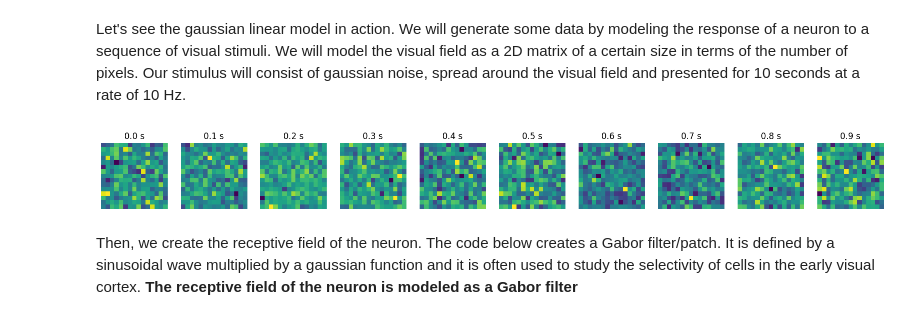
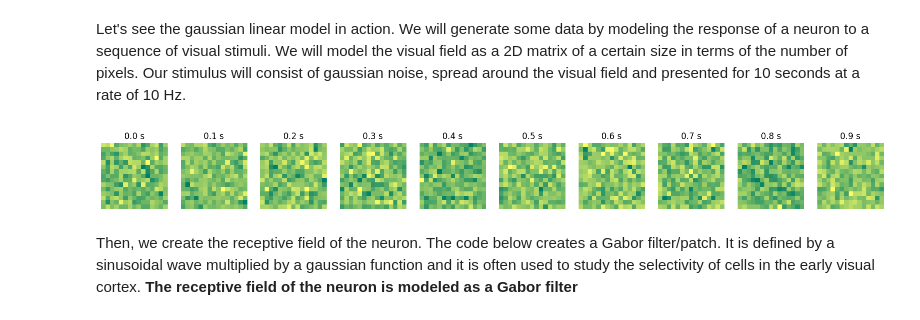
Before and after one commit to DanielaOS/NeuralAnalysis, a Jupyter notebook: Module_2/single-cell-analysis-master/02-GLMs/GLM_lecture.ipynb, the cells around one changed output. Cells and saved outputs as stored; diff of their text form; code cells hidden in the pictures.

```diff
--- a/Module_2/single-cell-analysis-master/02-GLMs/GLM_lecture.ipynb
+++ b/Module_2/single-cell-analysis-master/02-GLMs/GLM_lecture.ipynb
@@ -92,22 +92,22 @@ Let's see the gaussian linear model in action. We will generate some data by mod
 # %%
 duration = 50
 dt = 0.1
 std_dev = 1
 vf_size = (15,15)
-n_bins = round(duration / float(dt))
+n_bins = round(duration / dt)
 
 # Design matrix
 S = std_dev * np.random.randn(n_bins, vf_size[0], vf_size[1])
 
 # Plot of the first second of stimuli
 plt.figure(figsize=(20,2))
 for i in range(10):
     plt.subplot(1, 10, i+1)
-    plt.imshow(S[i])
+    plt.imshow(S[i], cmap='summer')
     plt.axis('off')
     plt.title('0.{} s'.format(i))
 # %% [output]
-[figure, old version]
+[figure, new version]
 # %% [markdown]
 Then, we create the receptive field of the neuron. The code below creates a Gabor filter/patch. It is defined by a sinusoidal wave multiplied by a gaussian function and it is often used to study the selectivity of cells in the early visual cortex. **The receptive field of the neuron is modeled as a Gabor filter**
 # %%
```
Also changed, not shown: parts of 45 cells of this notebook, 1 other file.
